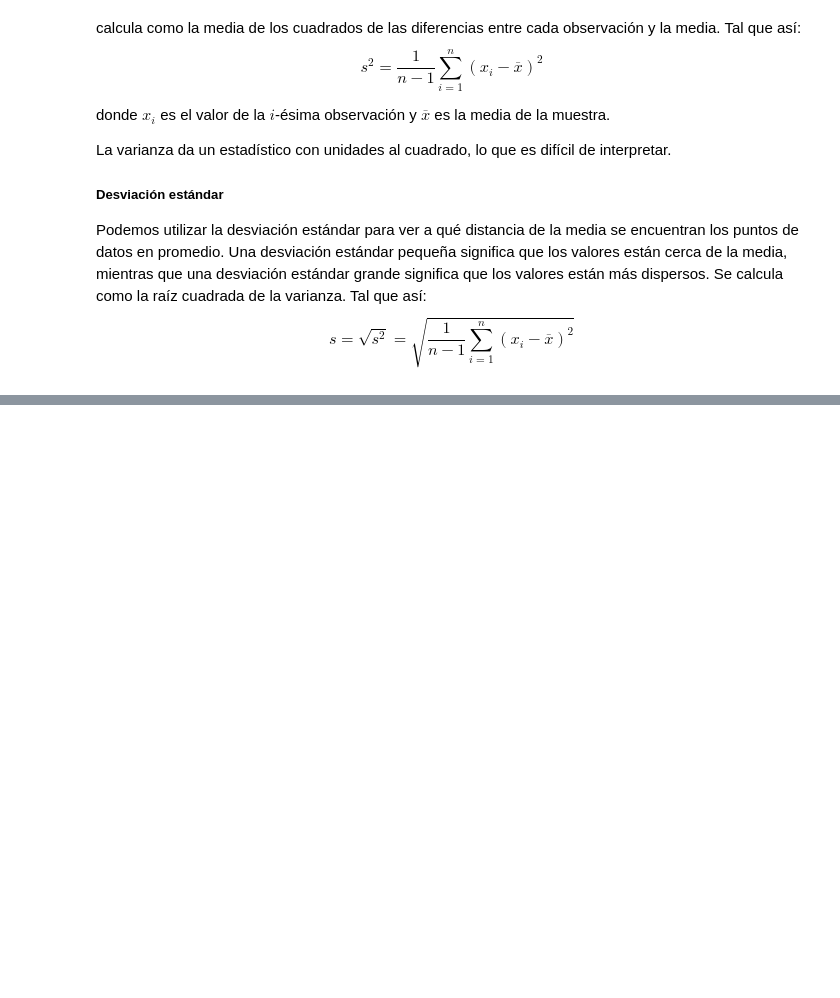
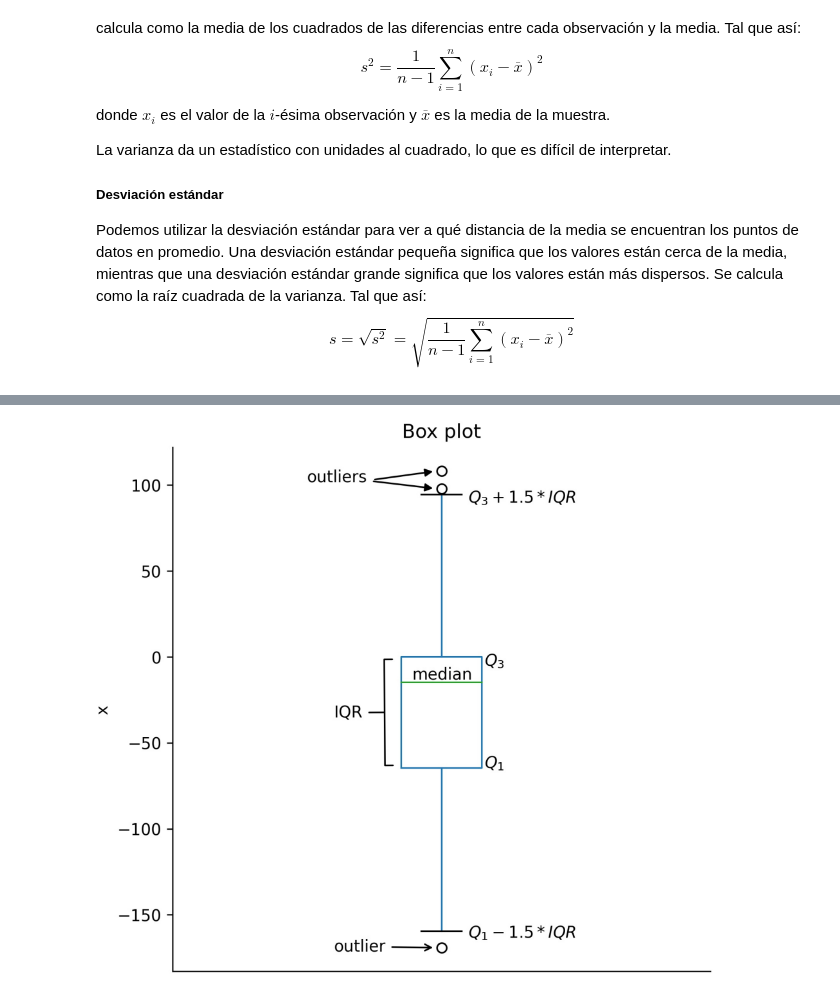
Before and after one commit to Pedri0/Ciencia-datos-fisicos, a Jupyter notebook: Notebooks/2a_fundamentos_estadistica_descriptiva.ipynb, the cells around one changed output, grey strips where cells are left out. Cells and saved outputs as stored; diff of their text form; code cells hidden in the pictures; blank space fills up the shorter version.

```diff
--- a/Notebooks/2a_fundamentos_estadistica_descriptiva.ipynb
+++ b/Notebooks/2a_fundamentos_estadistica_descriptiva.ipynb
@@ -106,0 +132,4 @@ plot_two_kde(gauss_1, gauss_2, title_1='s = 1', title_2='s=5')
+# %%
+display(Image("../Imágenes/box_plot.png"))
+# %% [output]
+[figure, added]
```
Also changed, not shown: parts of 10 cells of this notebook, 2 other files.
